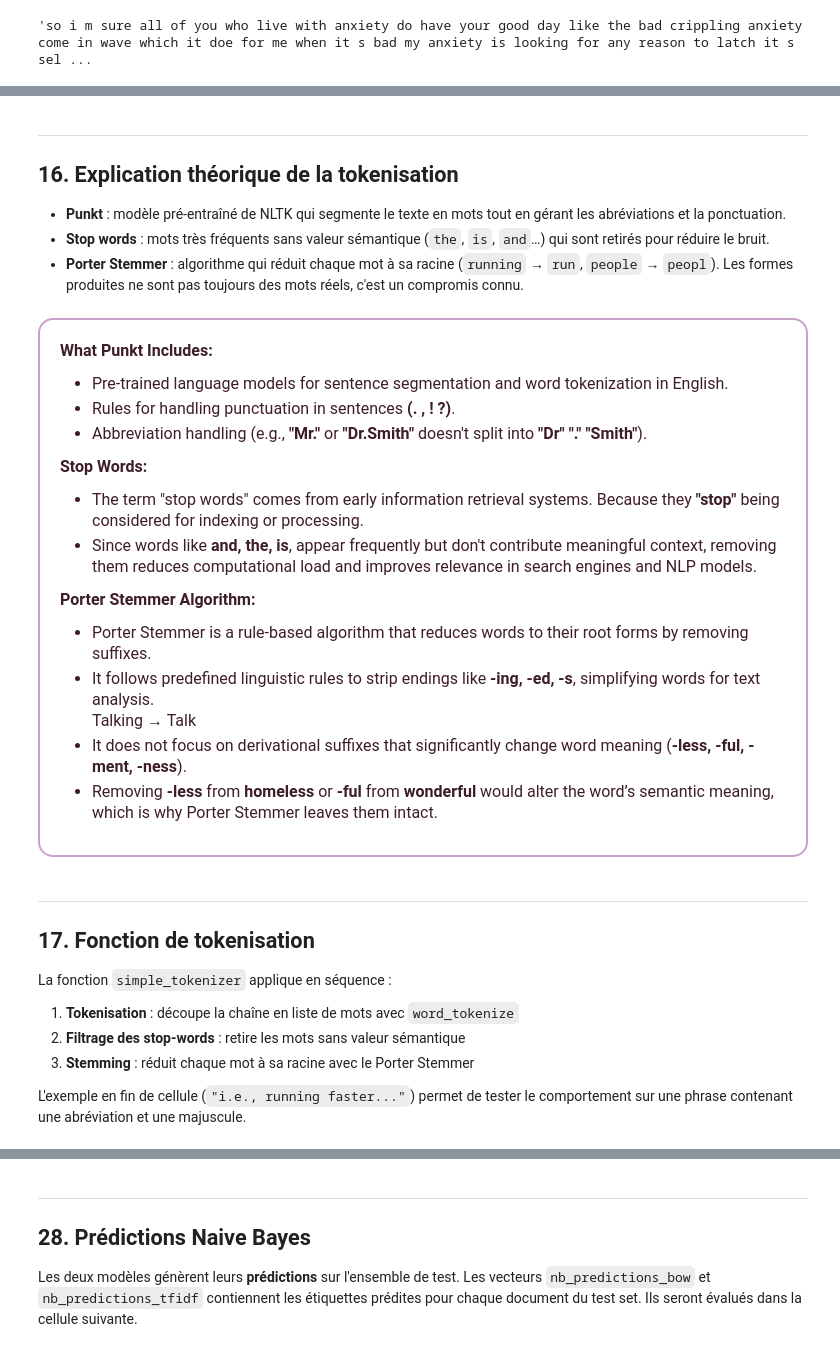
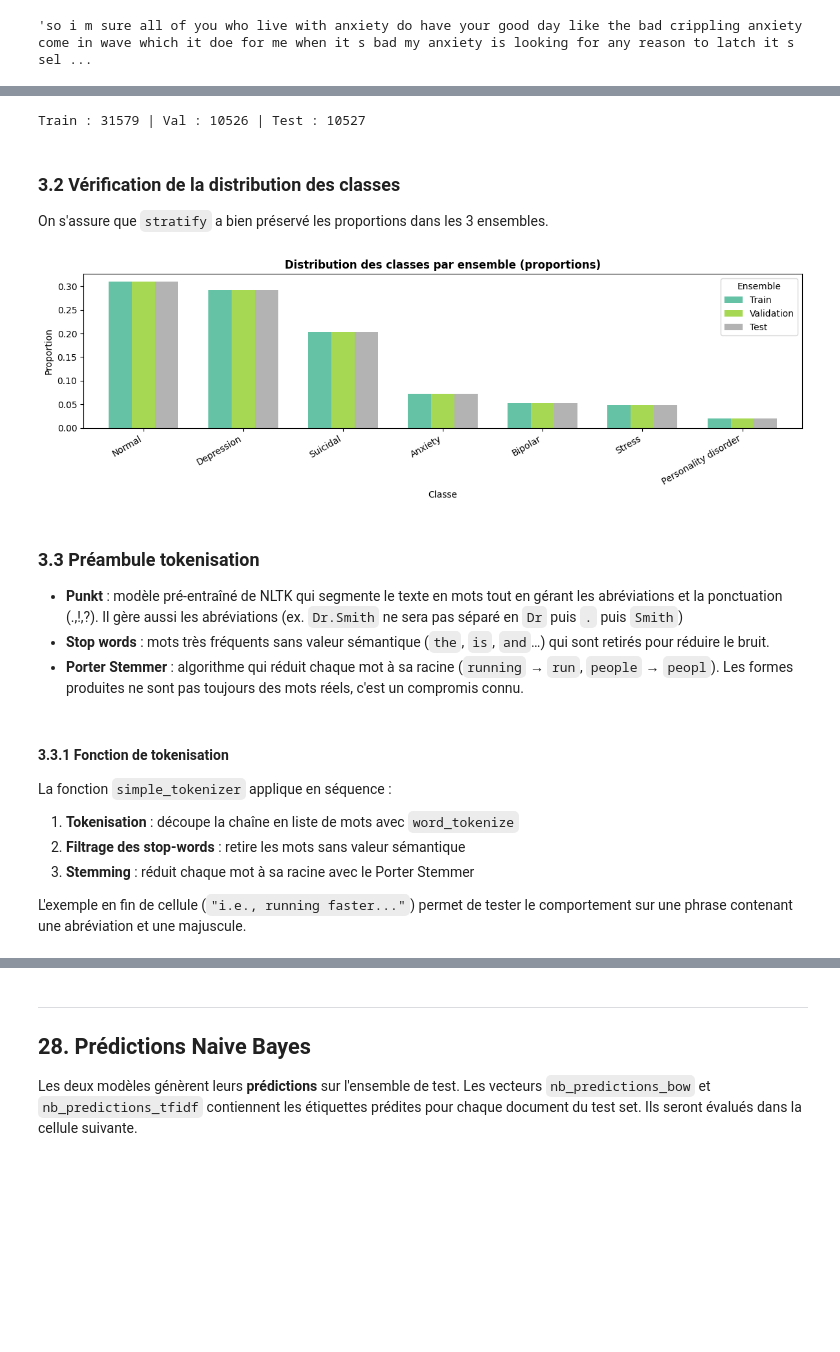
Before and after one commit to cypnet/Analyse-de-conversations-sur-la-sant-mentale, a Jupyter notebook: notebooks/CRUZDiogo/ETAPE2-Analyse_des_sentiments_des_conversations.ipynb, the cells around one changed output, grey strips where cells are left out. Saved outputs shown, nothing was run; the diff lists cells and outputs as text; code cells hidden in the pictures; blank space fills up the shorter version.

```diff
--- a/notebooks/CRUZDiogo/ETAPE2-Analyse_des_sentiments_des_conversations.ipynb
+++ b/notebooks/CRUZDiogo/ETAPE2-Analyse_des_sentiments_des_conversations.ipynb
@@ -258,42 +248,43 @@ X_train.shape
+# %%
+# First split -> 60% train, 40% temp (validation + test)
+# Second split -> 20% validation, 20% test (from the 40% temp)
+
+X_train, X_temp, y_train, y_temp = train_test_split(X, y, test_size=0.4, random_state=42, stratify=y)
+X_val, X_test, y_val, y_test = train_test_split(X_temp, y_temp, test_size=0.5, random_state=42, stratify=y_temp)
+
+print(f"Train : {X_train.shape[0]} | Val : {X_val.shape[0]} | Test : {X_test.shape[0]}")
+# %% [output]
+Train : 31579 | Val : 10526 | Test : 10527
+# %% [markdown]
+### 3.2 Vérification de la distribution des classes
+
+On s'assure que `stratify` a bien préservé les proportions dans les 3 ensembles.
+# %%
+dist = pd.DataFrame({
+    'Train'      : y_train.value_counts(normalize=True),
+    'Validation' : y_val.value_counts(normalize=True),
+    'Test'       : y_test.value_counts(normalize=True),
+}).fillna(0)
+
+ax = dist.plot(kind='bar', figsize=(12, 4), colormap='Set2', width=0.7)
+ax.set_title('Distribution des classes par ensemble (proportions)', fontweight='bold')
+ax.set_xlabel('Classe')
+ax.set_ylabel('Proportion')
+ax.set_xticklabels(ax.get_xticklabels(), rotation=30, ha='right')
+ax.legend(title='Ensemble')
+plt.tight_layout()
+plt.show()
+# %% [output]
+[figure, added]
 # %% [markdown]
----
-## 16. Explication théorique de la tokenisation
+### 3.3 Préambule tokenisation
 
-- **Punkt** : modèle pré-entraîné de NLTK qui segmente le texte en mots tout en gérant les abréviations et la ponctuation.
+- **Punkt** : modèle pré-entraîné de NLTK qui segmente le texte en mots tout en gérant les abréviations et la ponctuation (.,!,?).
+Il gère aussi les abréviations (ex. `Dr.Smith` ne sera pas séparé en `Dr` puis `.` puis `Smith`)
 - **Stop words** : mots très fréquents sans valeur sémantique (`the`, `is`, `and`…) qui sont retirés pour réduire le bruit.
 - **Porter Stemmer** : algorithme qui réduit chaque mot à sa racine (`running` → `run`, `people` → `peopl`). Les formes produites ne sont pas toujours des mots réels, c'est un compromis connu.
-# %% [markdown]
-<div style="width: 95%; padding: 20px;
-            background: radial-gradient(circle,white, #E6E6FA, #D8BFD8);
-            border: 2px solid #C8A2C8;
-            color: #3e1d2b ;
-            font-size: 16px;
-            border-radius: 15px;
-            text-align: left;">
-    <p><b>What Punkt Includes:</b></p>
-    <ul>
-        <li>Pre-trained language models for sentence segmentation and word tokenization in English.</li>
-        <li>Rules for handling punctuation in sentences <b>(. , ! ?)</b>.</li>
-        <li>Abbreviation handling (e.g., <b>"Mr."</b> or <b>"Dr.Smith"</b> doesn't split into <b>"Dr"  "."  "Smith"</b>).</li>
-    </ul>
-    <p><b>Stop Words:</b></p>
-    <ul>
-        <li>The term "stop words" comes from early information retrieval systems. Because they <b>"stop"</b> being considered for indexing or processing.</li>
-        <li>Since words like <b>and, the, is</b>, appear frequently but don't contribute meaningful context, removing them reduces computational load and improves relevance in search engines and NLP models.</li>
-    </ul>
-    <p><b>Porter Stemmer Algorithm:</b></p>
-    <ul>
-        <li>Porter Stemmer is a rule-based algorithm that reduces words to their root forms by removing suffixes.</li>
-        <li>It follows predefined linguistic rules to strip endings like <b>-ing, -ed, -s</b>, simplifying words for text analysis.<br> Talking → Talk </li>
-        <li>It does not focus on derivational suffixes that significantly change word meaning (<b>-less, -ful, -ment, -ness</b>).
-</li>
-        <li>Removing <b>-less</b> from <b>homeless</b> or <b>-ful</b> from <b>wonderful</b> would alter the word’s semantic meaning, which is why Porter Stemmer leaves them intact.
-</li>
-    </ul>
-</div>
 # %% [markdown]
----
-## 17. Fonction de tokenisation
+#### 3.3.1 Fonction de tokenisation
 
 La fonction `simple_tokenizer` applique en séquence :
 1. **Tokenisation** : découpe la chaîne en liste de mots avec `word_tokenize`
```
Also changed, not shown: parts of 50 cells of this notebook.
